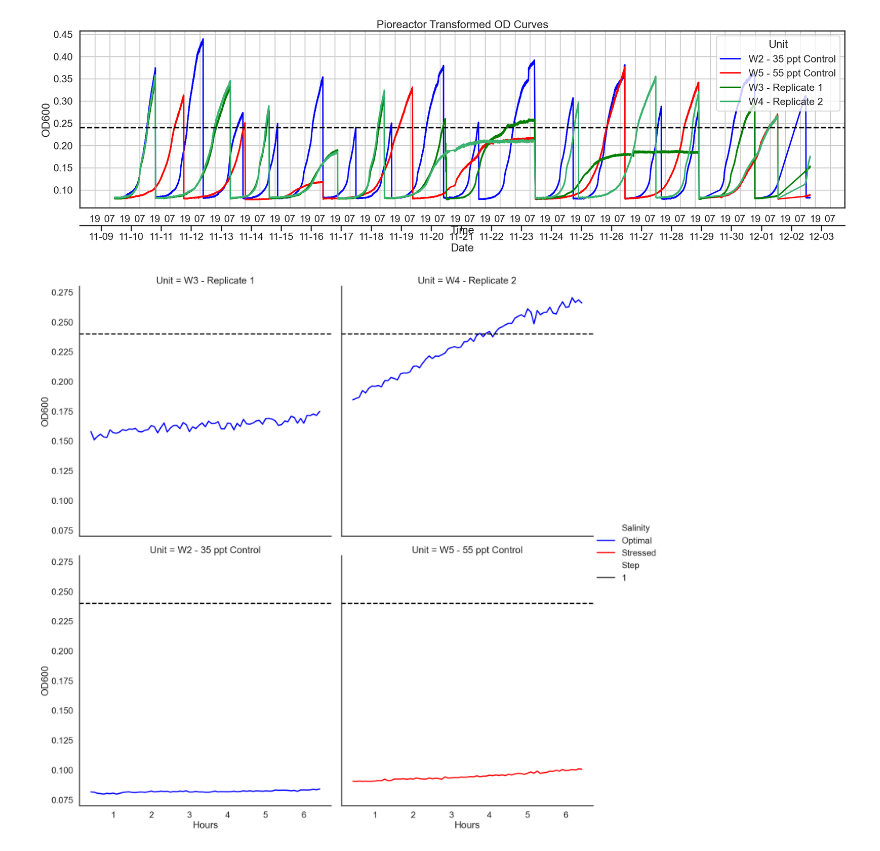
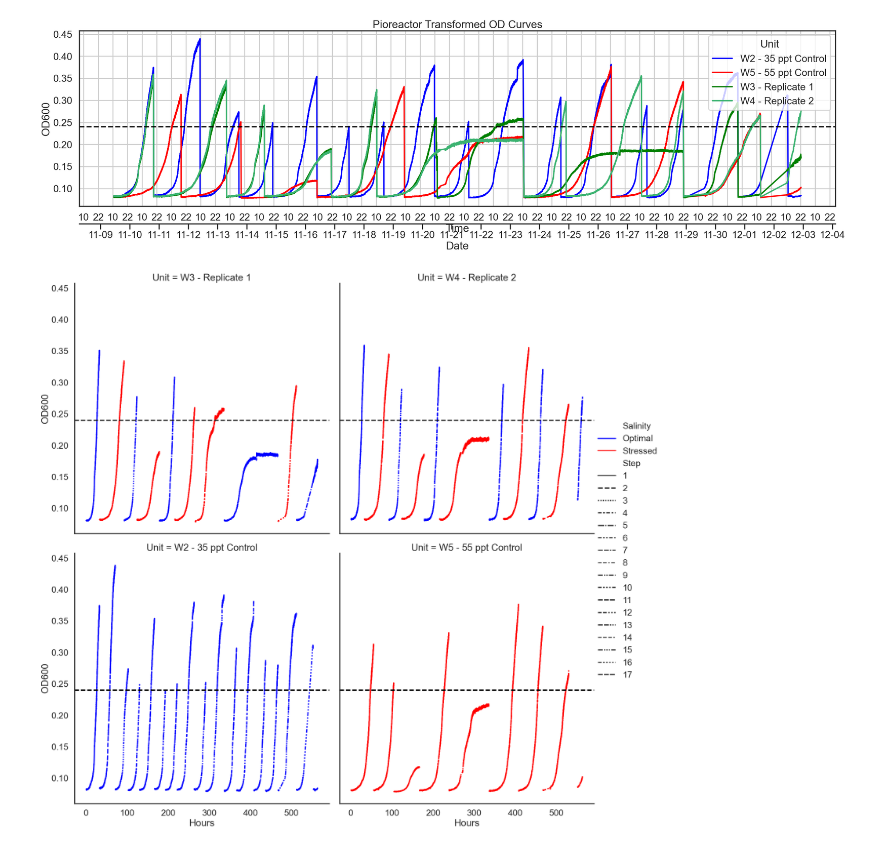
Before and after one commit to JacksonPageroth/pio-bacterial-memory, a Jupyter notebook: pio_subculture.ipynb, the cells around one changed output. Cells and saved outputs as stored; diff of their text form; code cells hidden in the pictures.

```diff
--- a/pio_subculture.ipynb
+++ b/pio_subculture.ipynb
@@ -72,9 +72,9 @@ else:
     latest_csv = max(csv_files, key=os.path.getmtime)
 # %%
 # Load the latest CSV file
-df = pl.read_csv(exp1).select("od_reading", "timestamp_localtime", "pioreactor_unit").rename({"od_reading": "OD600", "timestamp_localtime": "Time", "pioreactor_unit": "Unit"})
-# df = pl.read_csv(latest_csv).select("od_reading", "timestamp_localtime", "pioreactor_unit").rename({"od_reading": "OD600", "timestamp_localtime": "Time", "pioreactor_unit": "Unit"})
-# df = pl.concat([df, exp1])
+exp1 = pl.read_csv(exp1).select("od_reading", "timestamp_localtime", "pioreactor_unit").rename({"od_reading": "OD600", "timestamp_localtime": "Time", "pioreactor_unit": "Unit"})
+df = pl.read_csv(latest_csv).select("od_reading", "timestamp_localtime", "pioreactor_unit").rename({"od_reading": "OD600", "timestamp_localtime": "Time", "pioreactor_unit": "Unit"})
+df = pl.concat([df, exp1])
 # If you want to load a specific CSV file, you can use the following line:
 # df = pl.scan_csv(insert csv here).select("OD600", "Time", "Unit")
 
@@ -124,7 +124,6 @@ df = df.group_by("Unit", "Time").agg(pl.col("OD600").mean())
 # Filter out artifact
 df= df.with_columns((pl.col("Time").sub(pl.col("Time").min()).dt.total_seconds()/3600).alias("Hours"))
 df = df.filter((pl.col("Unit").eq("W5 - 55 ppt Control") & pl.col("Hours").ge(104.2) &  pl.col("Hours").le(104.4)).not_())
-# df = df.filter((pl.col("Unit").eq("W3 - Replicate 1") & pl.col("Hours").ge(265) &  pl.col("Hours").le(267)).not_())
 
 df = df.sort("Unit", "Hours")
 # %%
@@ -150,40 +149,52 @@ ax.set_title('Pioreactor Transformed OD Curves')
 plt.grid(True)
 plt.show()
 # %% [output]
-[figure, old version]
+[figure, new version]
 # %%
-# Condition for incrementing 'step'
-df = df.sort("Unit", "Hours")
-step_cond = (pl.col("OD600").shift(5) - pl.col("OD600") > 0.03)
+def find_steps(class_df, shift):
+    # Condition for incrementing 'step'
+    class_df = class_df.sort("Unit", "Hours")
+    step_cond = (pl.col("OD600").shift(shift) - pl.col("OD600") > 0.03)
 
-# Use cumulative sum over the 'step_condition' to increment each time it's True
-df = df.with_columns(pl.when(step_cond).then(1).otherwise(0).cum_sum().add(1).over(pl.col("Unit")).alias("Step"))
+    # Use cumulative sum over the 'step_condition' to increment each time it's True
+    class_df = class_df.with_columns(pl.when(step_cond).then(1).otherwise(0).cum_sum().add(1).over(pl.col("Unit")).alias("Step"))
 
-# Add condition to the df
-df = df.with_columns(pl.when((pl.col("Step") % 2 == 1) & (pl.col("Unit").is_in(replicates)))
-                     .then(pl.lit("Optimal"))
-                     .otherwise(pl.when((pl.col("Step") % 2 == 0) & (pl.col("Unit").is_in(replicates)))
-                                .then(pl.lit("Stressed"))
-                                .otherwise(pl.when(pl.col("Unit").is_in(stressed_controls))
-                                           .then(pl.lit("Stressed"))
-                                           .otherwise(pl.when(pl.col("Unit").is_in(optimal_controls))
-                                                      .then(pl.lit("Optimal")))))
-                     .alias("Condition"))
+    # Add condition to the df
+    class_df = class_df.with_columns(pl.when((pl.col("Step") % 2 == 1) & (pl.col("Unit").is_in(replicates)))
+                         .then(pl.lit("Optimal"))
+                         .otherwise(pl.when((pl.col("Step") % 2 == 0) & (pl.col("Unit").is_in(replicates)))
+                                    .then(pl.lit("Stressed"))
+                                    .otherwise(pl.when(pl.col("Unit").is_in(stressed_controls))
+                                               .then(pl.lit("Stressed"))
+                                               .otherwise(pl.when(pl.col("Unit").is_in(optimal_controls))
+                                                          .then(pl.lit("Optimal")))))
+                         .alias("Condition"))
 
-# Discard the first 10 points in every step (because of subculture spike)
-df = df.with_columns(pl.cum_count("OD600").over("Unit", "Step").alias("index")).filter(pl.col("index") > 5).drop("index")
+    return class_df
+
+# Find steps
+df = find_steps(df, 5)
+
+# Discard the first and last 5 points in every step (because of subculture spike)
+filter_points = 20
+df = df.with_columns(pl.cum_count("OD600").over("Unit", "Step").alias("index")).filter(pl.col("index") > filter_points)
+df = df.filter(pl.col("index") < pl.col("index").max() - filter_points).drop("index")
+
+# Redo step classification
+df = df.drop("Step", "Condition")
+df = find_steps(df, 1)
 
 # Plotting the growth curves using the new 'Transformed OD' column
 col_order = ["W3 - Replicate 1", "W4 - Replicate 2", "W2 - 35 ppt Control", "W5 - 55 ppt Control"]
 g = sns.relplot(x="Hours", y="OD600", hue="Salinity", style="Step", col="Unit", col_wrap=2, col_order=col_order, height=10,
              markersize=8, data=df.rename({f"Condition": "Salinity"}).to_pandas(), kind="line", hue_order=["Optimal", "Stressed"], palette=["blue", "red"])
 
 for ax in g.axes.flatten():
     ax.axhline(y=threshold_od, color='black', linestyle='--')
 
 plt.show()
 # %% [output]
-[figure, old version]
+[figure, new version]
 # %%
 import scipy
 
```
Also changed, not shown: parts of 2 cells of this notebook.
